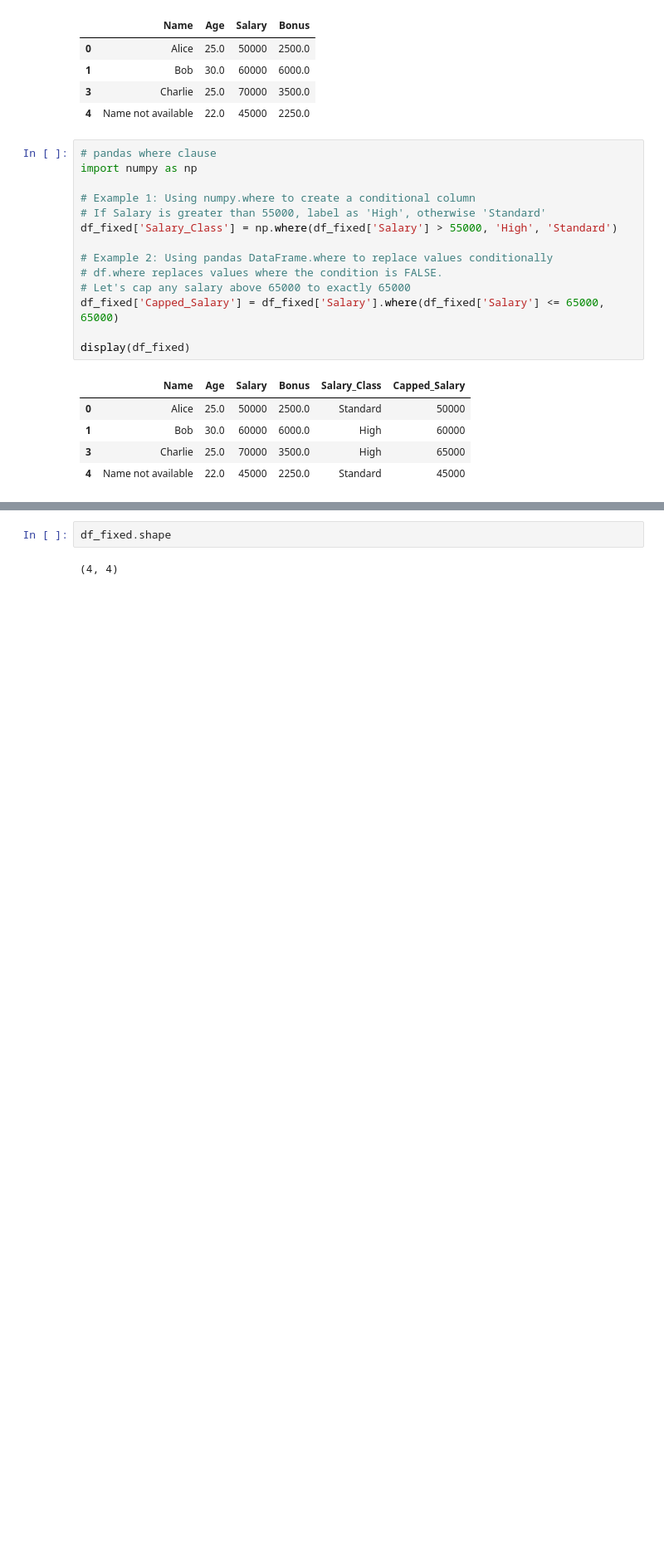
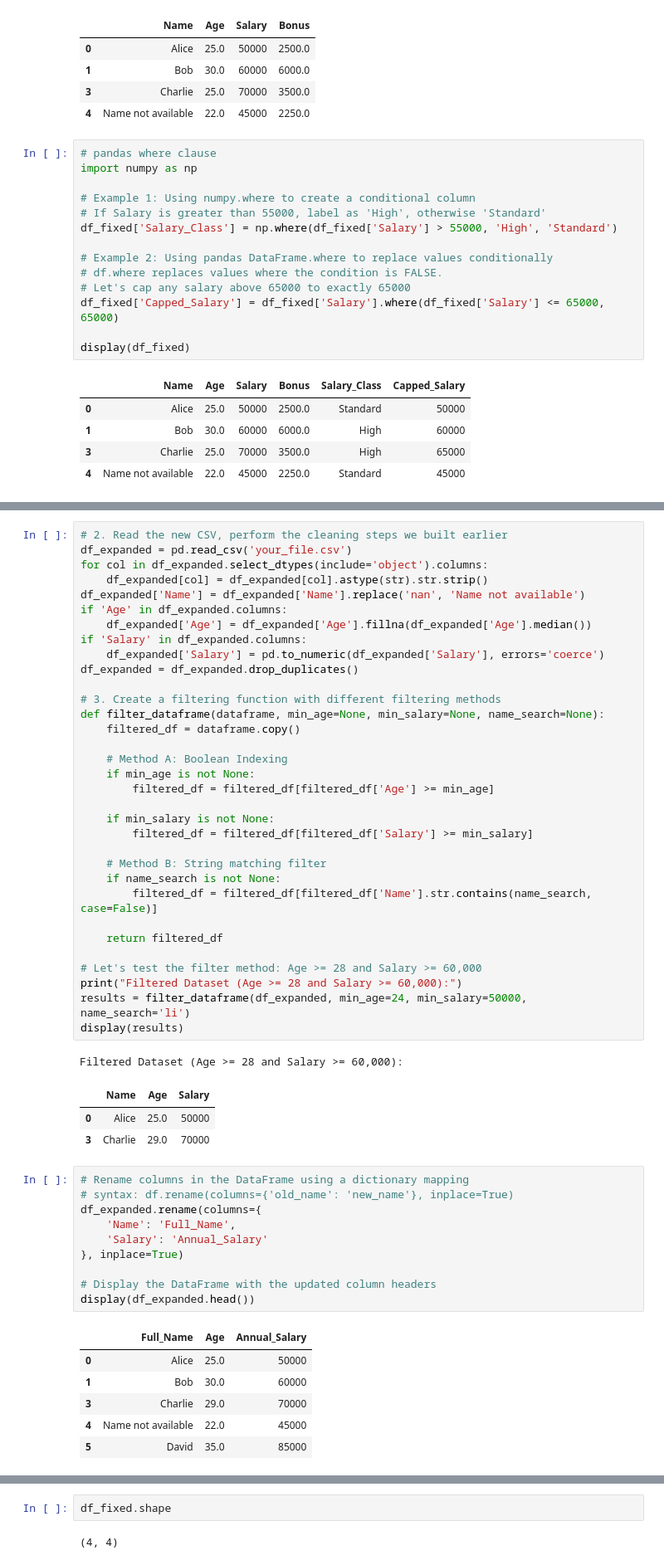
Before and after one commit to princeowaowa/python, a Jupyter notebook: Pandas.ipynb, the cells around one changed output, grey strips where cells are left out. Shown at 83% size. Drawn from its saved outputs; the diff is of its cells as text; blank space fills up the shorter version.

```diff
--- a/Pandas.ipynb
+++ b/Pandas.ipynb
@@ -138,0 +148,55 @@ Index(['Name', 'Age', 'Salary', 'Bonus'], dtype='object')
+# %%
+# 2. Read the new CSV, perform the cleaning steps we built earlier
+df_expanded = pd.read_csv('your_file.csv')
+for col in df_expanded.select_dtypes(include='object').columns:
+    df_expanded[col] = df_expanded[col].astype(str).str.strip()
+df_expanded['Name'] = df_expanded['Name'].replace('nan', 'Name not available')
+if 'Age' in df_expanded.columns:
+    df_expanded['Age'] = df_expanded['Age'].fillna(df_expanded['Age'].median())
+if 'Salary' in df_expanded.columns:
+    df_expanded['Salary'] = pd.to_numeric(df_expanded['Salary'], errors='coerce')
+df_expanded = df_expanded.drop_duplicates()
+
+# 3. Create a filtering function with different filtering methods
+def filter_dataframe(dataframe, min_age=None, min_salary=None, name_search=None):
+    filtered_df = dataframe.copy()
+
+    # Method A: Boolean Indexing
+    if min_age is not None:
+        filtered_df = filtered_df[filtered_df['Age'] >= min_age]
+
+    if min_salary is not None:
+        filtered_df = filtered_df[filtered_df['Salary'] >= min_salary]
+
+    # Method B: String matching filter
+    if name_search is not None:
+        filtered_df = filtered_df[filtered_df['Name'].str.contains(name_search, case=False)]
+
+    return filtered_df
+
+# Let's test the filter method: Age >= 28 and Salary >= 60,000
+print("Filtered Dataset (Age >= 28 and Salary >= 60,000):")
+results = filter_dataframe(df_expanded, min_age=24, min_salary=50000, name_search='li')
+display(results)
+# %% [output]
+Filtered Dataset (Age >= 28 and Salary >= 60,000):
+|  | Name | Age | Salary |
+| 0 | Alice | 25.0 | 50000 |
+| 3 | Charlie | 29.0 | 70000 |
+# %%
+# Rename columns in the DataFrame using a dictionary mapping
+# syntax: df.rename(columns={'old_name': 'new_name'}, inplace=True)
+df_expanded.rename(columns={
+    'Name': 'Full_Name',
+    'Salary': 'Annual_Salary'
+}, inplace=True)
+
+# Display the DataFrame with the updated column headers
+display(df_expanded.head())
+# %% [output]
+|  | Full_Name | Age | Annual_Salary |
+| 0 | Alice | 25.0 | 50000 |
+| 1 | Bob | 30.0 | 60000 |
+| 3 | Charlie | 29.0 | 70000 |
+| 4 | Name not available | 22.0 | 45000 |
+| 5 | David | 35.0 | 85000 |
```
Also changed, not shown: parts of 5 cells of this notebook.
